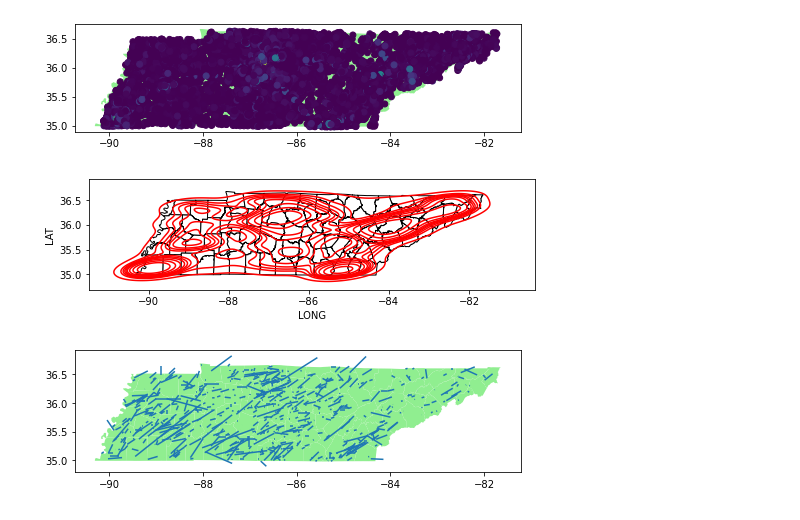
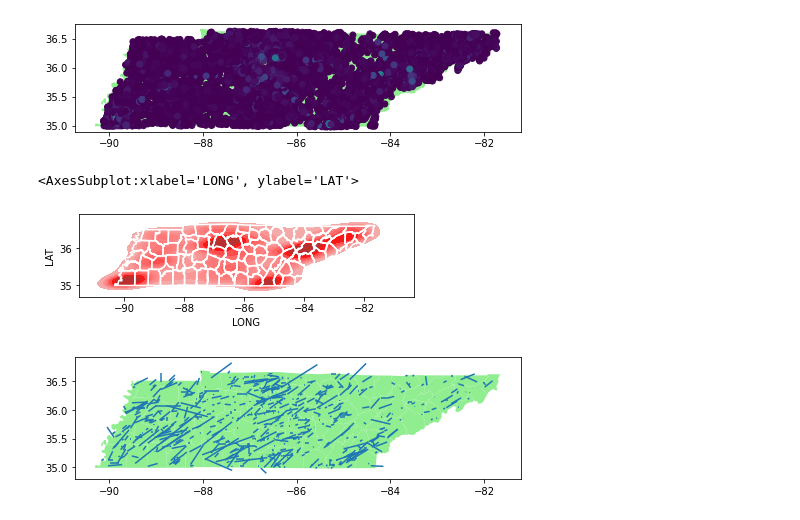
Before and after one commit to BrandonM471998/Capstone, a Jupyter notebook: notebooks/tornado-and-traffic-data-project.ipynb, the cells around one changed output. Drawn from its saved outputs; the diff is of its cells as text; code cells hidden in the pictures.

```diff
--- a/notebooks/tornado-and-traffic-data-project.ipynb
+++ b/notebooks/tornado-and-traffic-data-project.ipynb
@@ -364,12 +370,13 @@ geo_traffic_data.plot( ax = ax, column = 'ADJAVGDLY');
 plt.show();
 # %% [output]
 [figure]
-# %%
-ax = counties.plot(figsize = (8, 10), color = 'white', edgecolor = 'black')
-sns.kdeplot(x = 'LONG', y = 'LAT', ax = ax, hue_norm = 'ADJAVGDLY', color = 'red', data = geo_traffic_data);
-plt.show();
-# %% [output]
-[figure, removed]
+# %%
+fig, ax = plt.subplots()
+sns.kdeplot(x = 'LONG', y = 'LAT', ax = ax, fill = True, color = 'red', data = geo_traffic_data)
+counties.boundary.plot(ax = ax, figsize = (8, 10), color = 'white', edgecolor = 'black')
+# %% [output]
+<AxesSubplot:xlabel='LONG', ylabel='LAT'>
+[figure, added]
 # %%
 ax = counties.plot(figsize = (8, 10), color = 'lightgreen')
 tornado_tracks.plot( ax = ax);
```
Also changed, not shown: parts of 22 cells of this notebook.
